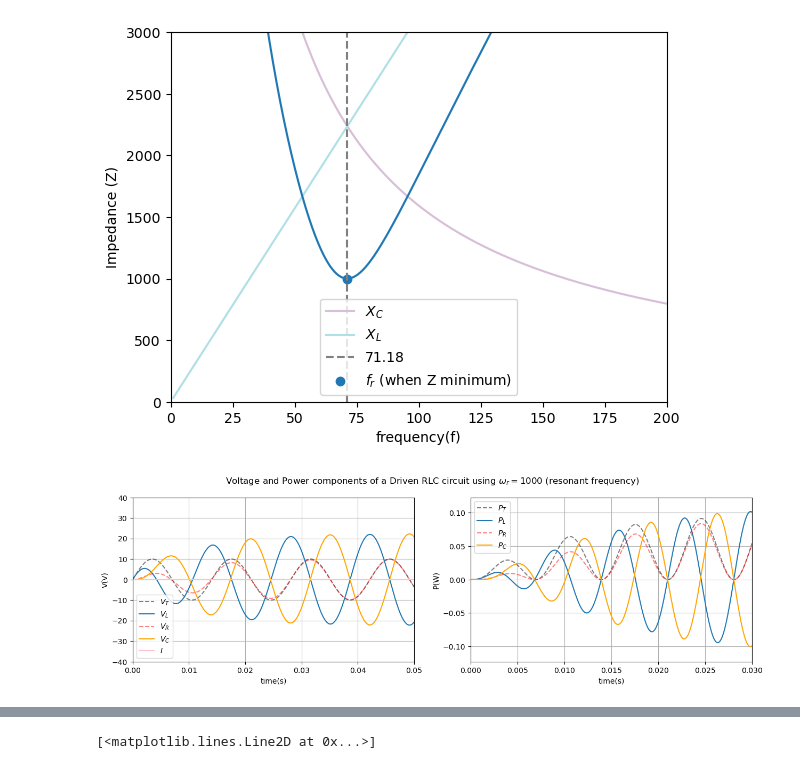
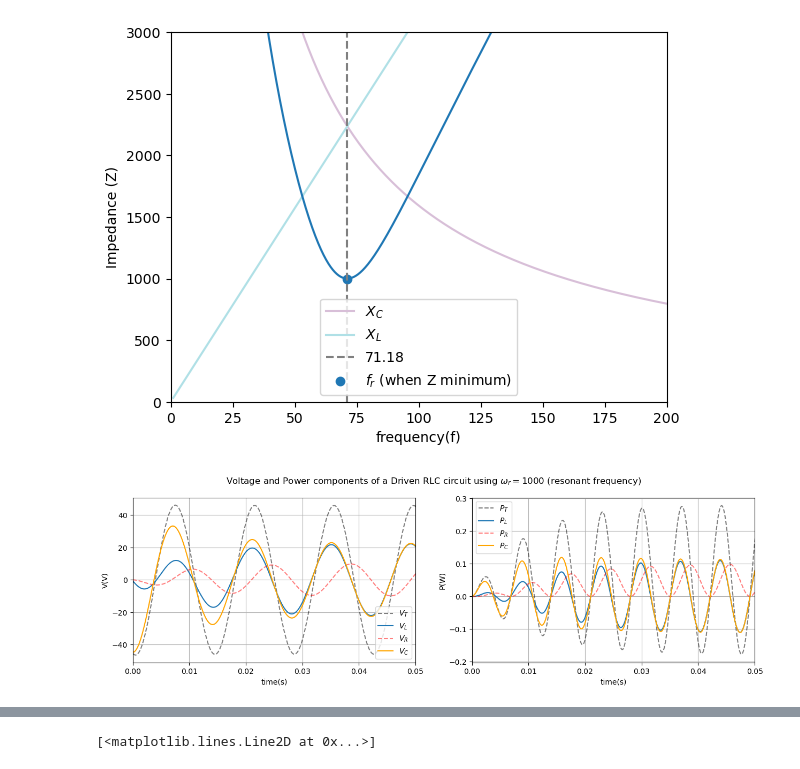
Before and after one commit to Bwimmin/Driven-RLC-Circuit, a Jupyter notebook: Driven RLC Circuit.ipynb, the cells around one changed output, grey strips where cells are left out. Saved outputs shown, nothing was run; the diff lists cells and outputs as text; code cells hidden in the pictures.

```diff
--- a/Driven RLC Circuit.ipynb
+++ b/Driven RLC Circuit.ipynb
@@ -217,7 +214,7 @@ using $\omega=100$
 - $P_L = IV_L$
 - $P_C = IV_C$
 # %%
-def VandP_components (VT, I, Q, R, L, C, dt) :
+def VandP_components (V, I, Q, R, L, C, dt) :
 
     VR = I*R
     VL = L*np.gradient(I)/dt
@@ -232,9 +229,9 @@ def VandP_components (VT, I, Q, R, L, C, dt) :
 
     return VT, VR, VL, VC, PT, PR, PL, PC
 
-VT50_comp, VR50, VL50, VC50, PT50, PR50, PL50, PC50 = VandP_components (VT50, A_I50, A_Q50, R, L, C, dt)
-VT60_comp, VR60, VL60, VC60, PT60, PR60, PL60, PC60 = VandP_components (VT60, A_I60, A_Q50, R, L, C, dt)
-VT100_comp,  VR100, VL100, VC100, PT100, PR100, PL100, PC100 = VandP_components (VT100, A_I100, A_Q100, R, L, C, dt)
+VT50_comp, VR50, VL50, VC50, PT50, PR50, PL50, PC50 = VandP_components (A_V50, A_I50, A_Q50, R, L, C, dt)
+VT60_comp, VR60, VL60, VC60, PT60, PR60, PL60, PC60 = VandP_components (A_V60, A_I60, A_Q50, R, L, C, dt)
+VT100_comp,  VR100, VL100, VC100, PT100, PR100, PL100, PC100 = VandP_components (A_V100, A_I100, A_Q100, R, L, C, dt)
 # %%
 fig, (ax1, ax2) = plt.subplots(1, 2, figsize=(15, 4))
 
@@ -351,40 +347,40 @@ plt.savefig('Z vs f.png')
 [figure]
 # %%
 A_Q1000,A_I1000,A_V1000, A_P1000,  N_I1000, N_Q1000, N_V1000, N_P1000 = RLC (2*np.pi*fr, C, L, R, FD, t, dt)
-EMF1000,VT1000, VR1000, VL1000, VC1000, PT1000, PR1000, PL1000, PC1000 = VandP_components (N_V1000, A_I1000, A_Q1000, R, L, C, dt)
+VT1000, VR1000, VL1000, VC1000, PT1000, PR1000, PL1000, PC1000 = VandP_components (N_V1000, A_I1000, A_Q1000, R, L, C, dt)
 # %%
 fig, (ax1, ax2) = plt.subplots(1, 2, figsize=(15, 4))
 
 fig.suptitle(r'Voltage and Power components of a Driven RLC circuit using $\omega_r=1000$ (resonant frequency)')
 #ax1.set_xlim(0,100)
 #ax2.set_xlim(0,100)6
 
 ax1.plot(t,      VT1000, '--',    color = 'black' ,label = r'$V_T$', alpha=0.5)
 ax1.plot(t,      VL1000,       label = r'$V_L $', )
 ax1.plot(t,      VR1000, '--',    color = 'red'   ,label = r'$V_R $', alpha=0.5)
 ax1.plot(t,      VC1000,     color = 'orange',label = r'$V_C $')
 
 ax2.plot(t,      PT1000,  '--',  color = 'black', label = r'$P_T$', alpha=0.5)
 ax2.plot(t,      PL1000,     label = r'$P_L $')
 ax2.plot(t,      PR1000, '--',   color = 'red',   label = r'$P_R $',alpha=0.5)
 ax2.plot(t,      PC1000,    color = 'orange',label = r'$P_C $')
 
 
 #ax1.set_title(r"$F_D$ = 1.35")
 #ax2.set_title(r"$F_D$ = 1.44")
 
 ax1.set(ylabel=r'V(V)', xlabel=r'time(s)')
 ax1.legend()
 ax2.set(ylabel=r'P(W)', xlabel=r'time(s)')
 ax2.legend()
 ax1.set_xlim(0,0.05)
-ax1.set_ylim(-40, 40)
-ax2.set_xlim(0,0.03)
+#ax1.set_ylim(-40, 40)
+ax2.set_xlim(0,0.05)
 ax1.grid()
 ax2.grid()
 plt.savefig('Voltage and power components of a RLC circuit using omega resonant.png')
 # %% [output]
-[figure, old version]
+[figure, new version]
 # %%
 plt.plot(t,      A_I1000,     color = 'pink',label = r'$I $')
 # %% [output]
```
Also changed, not shown: parts of 24 cells of this notebook.
